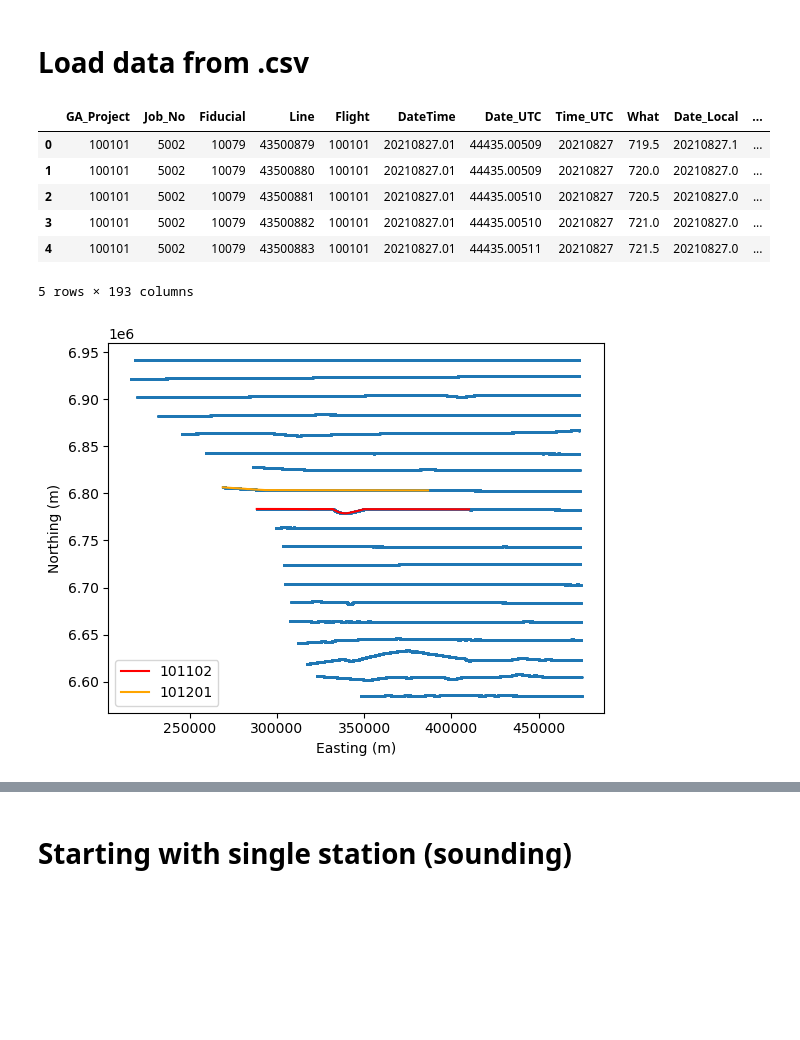
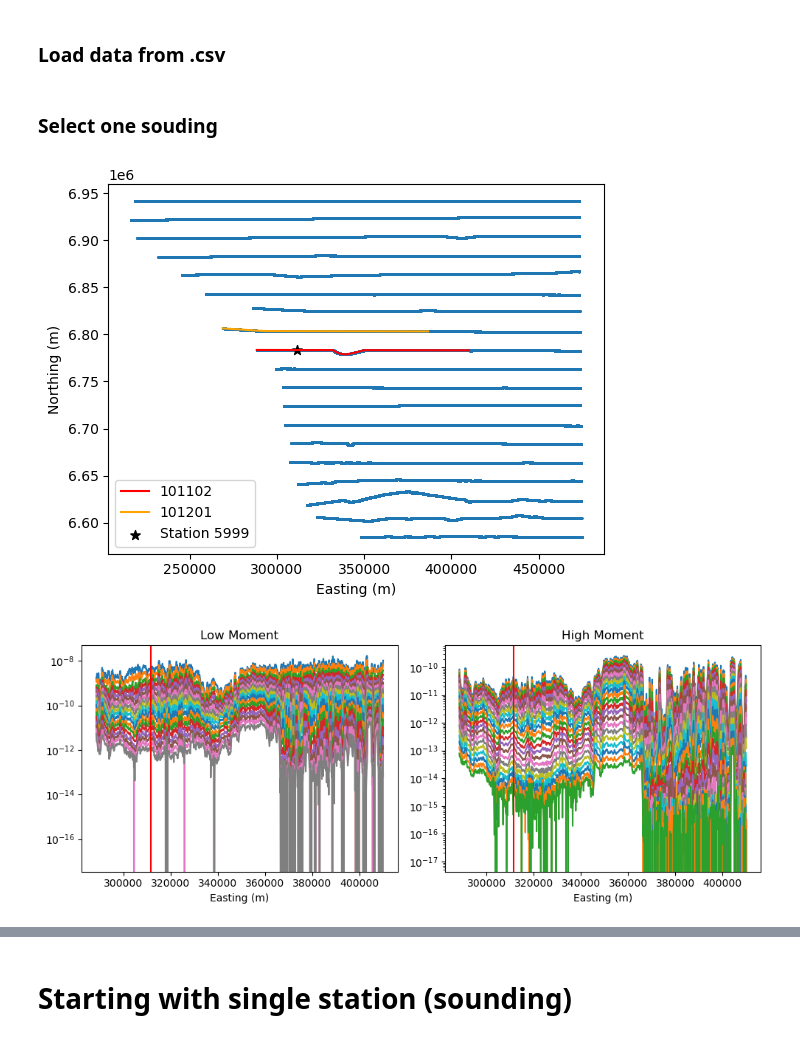
Before and after one commit to oscarshek/EOSC-556-Project, a Jupyter notebook: Notebook/AusAEM_WA.ipynb, the cells around one changed output, grey strips where cells are left out. Cells and saved outputs as stored; diff of their text form; code cells hidden in the pictures; blank space fills up the shorter version.

Commit message:
add function to read sounding

```diff
--- a/Notebook/AusAEM_WA.ipynb
+++ b/Notebook/AusAEM_WA.ipynb
@@ -28,20 +31,19 @@ from discretize import TensorMesh
 # %% [markdown]
-# Load data from .csv
+### Load data from .csv
 # %%
-file_path = "/Users/shekholam/Desktop/UBC/EOSC_556/Project/Data/AusAEM-WA/AusAEM_WA_Block_E_EM.csv"
+#please download data from "release" on the repository and rename the file_path below
+
+file_path = "../../flight_line_101102_101201.csv"
+file_path_all_data = "../../AusAEM_WA_Block_E_EM.csv"
+
 df = pd.read_csv(file_path,
-                 #delim_whitespace=True,
                  delimiter=",")
-                 #sep=r'\s+',
-                 #comment='#') #delimiter="\t")#, comment='#')  # Ignore headers if marked with '#'
+
+df_all = pd.read_csv(file_path_all_data,
+                 delimiter=",")
+
+# Replace invalid values (-99999999) with NaN
+df.replace(-99999999, np.nan, inplace=True)
+df.replace(0, np.nan, inplace=True)
+# Drop rows with missing values
+df.dropna(inplace=True)
-# %%
-# take a look of the dataframe/
-df.head()
-# %% [output]
-|  | GA_Project | Job_No | Fiducial | Line | Flight | DateTime | Date_UTC | Time_UTC | What | Date_Local | ... |
-| 0 | 100101 | 5002 | 10079 | 43500879 | 100101 | 20210827.01 | 44435.00509 | 20210827 | 719.5 | 20210827.1 | ... |
-| 1 | 100101 | 5002 | 10079 | 43500880 | 100101 | 20210827.01 | 44435.00509 | 20210827 | 720.0 | 20210827.0 | ... |
-| 2 | 100101 | 5002 | 10079 | 43500881 | 100101 | 20210827.01 | 44435.00510 | 20210827 | 720.5 | 20210827.0 | ... |
-| 3 | 100101 | 5002 | 10079 | 43500882 | 100101 | 20210827.01 | 44435.00510 | 20210827 | 721.0 | 20210827.0 | ... |
-| 4 | 100101 | 5002 | 10079 | 43500883 | 100101 | 20210827.01 | 44435.00511 | 20210827 | 721.5 | 20210827.0 | ... |
-5 rows × 193 columns
@@ -54,7 +50,15 @@ df.dropna(inplace=True)
+# %% [markdown]
+### Select one souding
 # %%
-#filter data of flight lines 101102 and 101201
-df_101102 = df[df["GA_Project"] == 101102]
-df_101201 = df[df["GA_Project"] == 101201]
+# input flight line number and sounding ID
+# 101102 or 101201
+flightline = 101102 # or 101201
 
-df_101102.to_csv("flight_line_101102.csv")
-df_101201.to_csv("flight_line_101201.csv")
+# 0 - 7420 for flight line 101102
+# 7421 - 16261 for flight line 101201
+sounding = 5999
+
+read_sounding(flightline, sounding, df, df_all)
+# %% [output]
+[figure, added]
+[figure, added]
@@ -80,14 +64,0 @@ RUNC_HM_Z=df_101102.iloc[:, 124:147]
-# %%
-# plot all flight lines and selected flight lines
-
-plt.scatter(df["Easting"], df["Northing"], s=0.5)
-plt.plot(easting, northing, label="101102", c="r")
-plt.plot(df_101201["Easting"], df_101201["Northing"], label="101201", c="orange")
-#plt.scatter(line.UTMX, line.UTMY, s=0.5)
-#plt.scatter(station.UTMX, station.UTMY, s=200, marker='*')
-plt.xlabel('Easting (m)')
-plt.ylabel('Northing (m)')
-plt.legend()
-plt.show()
-# %% [output]
-[figure, removed]
```
Also changed, not shown: parts of 7 cells of this notebook, 8 other files.
